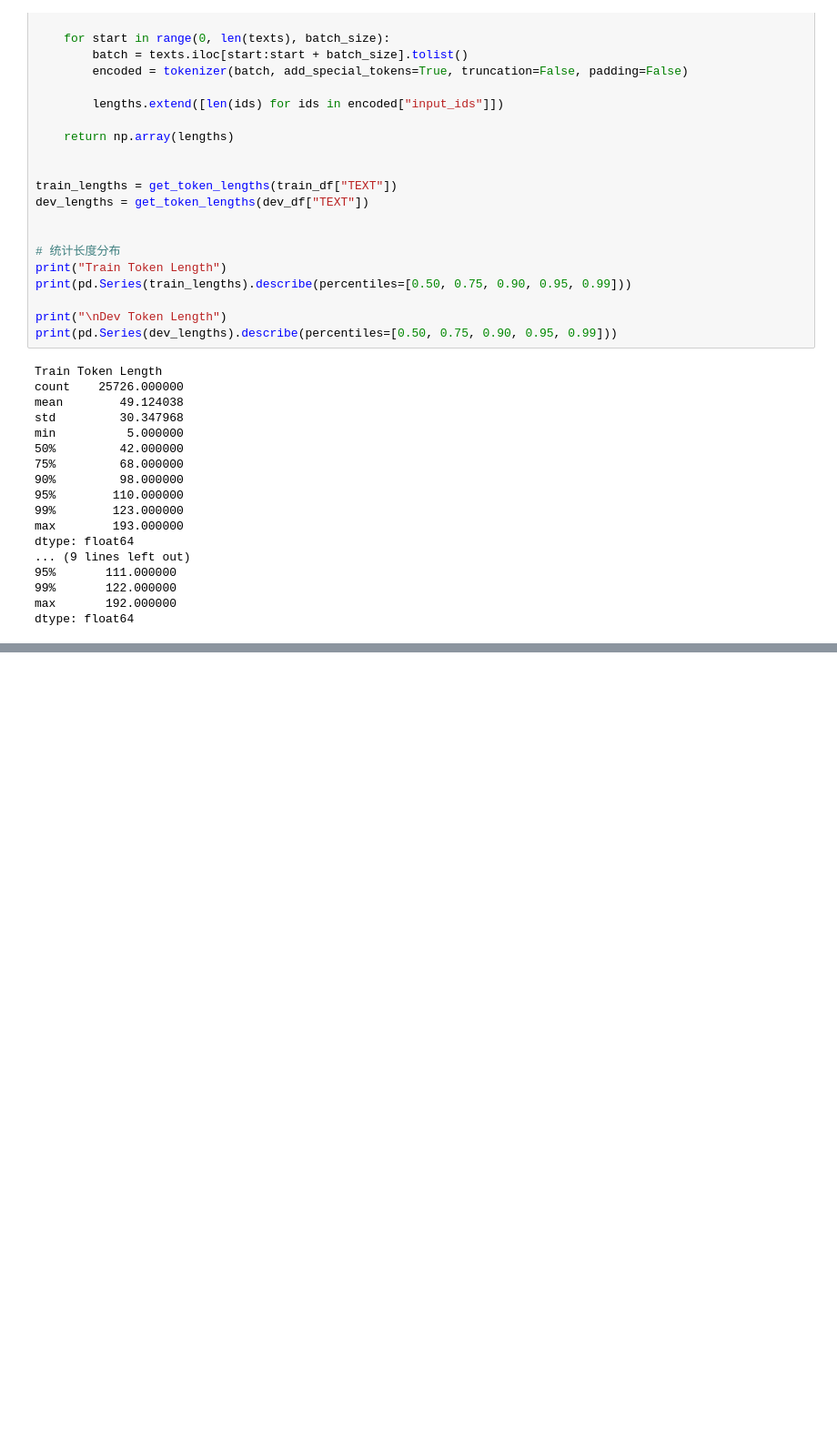
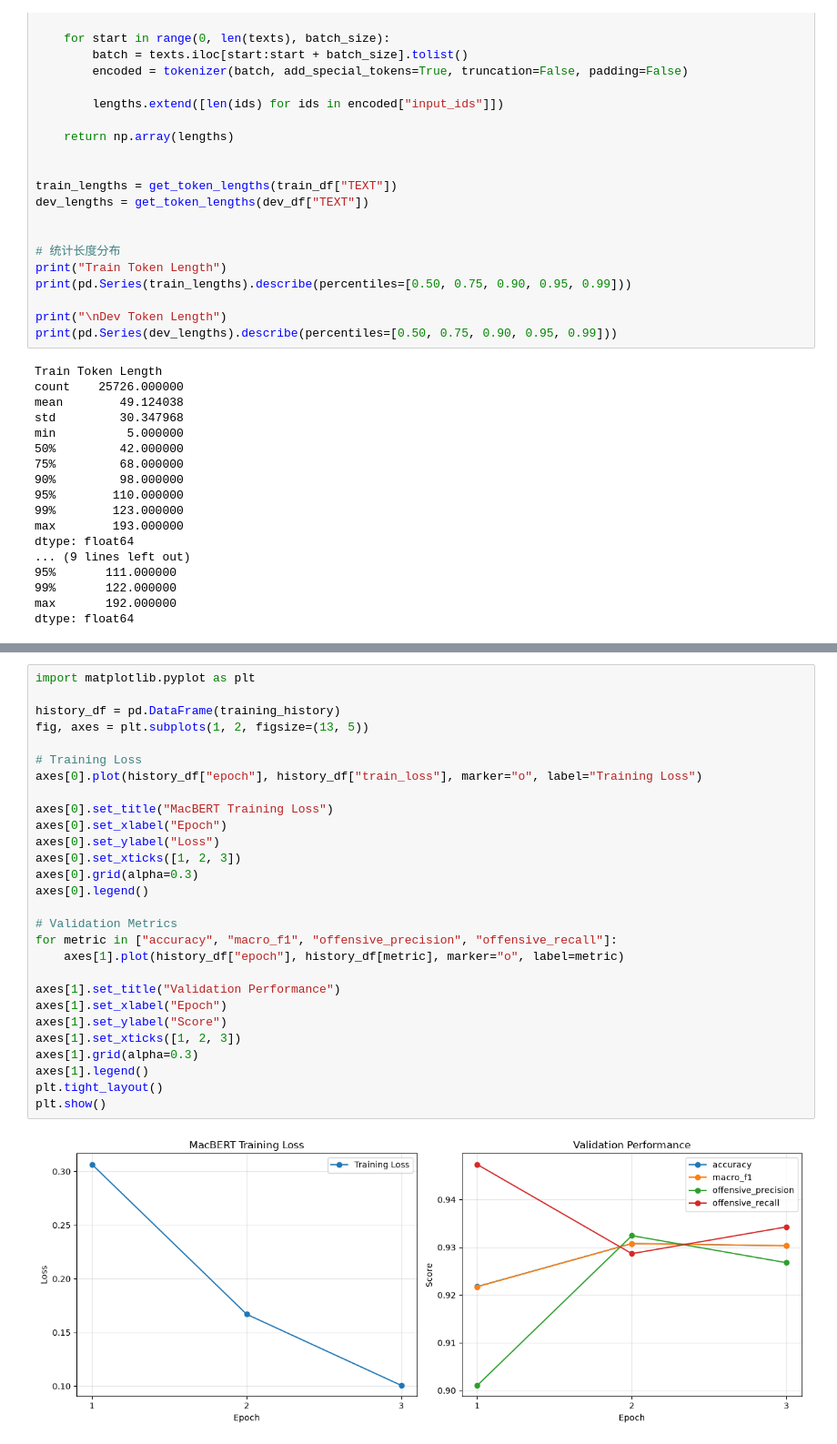
Before and after one commit to LiaoTian724/Comment-Moderation, a Jupyter notebook: MacBERT-base/train_macbert.ipynb, the cells around one changed output, grey strips where cells are left out. Shown at 91% size. Saved outputs shown, nothing was run; the diff lists cells and outputs as text; blank space fills up the shorter version.

Commit message:
feat: complete MacBERT training and evaluation

```diff
--- a/MacBERT-base/train_macbert.ipynb
+++ b/MacBERT-base/train_macbert.ipynb
@@ -171,0 +513,30 @@ dtype: float64
+# %%
+import matplotlib.pyplot as plt
+
+history_df = pd.DataFrame(training_history)
+fig, axes = plt.subplots(1, 2, figsize=(13, 5))
+
+# Training Loss
+axes[0].plot(history_df["epoch"], history_df["train_loss"], marker="o", label="Training Loss")
+
+axes[0].set_title("MacBERT Training Loss")
+axes[0].set_xlabel("Epoch")
+axes[0].set_ylabel("Loss")
+axes[0].set_xticks([1, 2, 3])
+axes[0].grid(alpha=0.3)
+axes[0].legend()
+
+# Validation Metrics
+for metric in ["accuracy", "macro_f1", "offensive_precision", "offensive_recall"]:
+    axes[1].plot(history_df["epoch"], history_df[metric], marker="o", label=metric)
+
+axes[1].set_title("Validation Performance")
+axes[1].set_xlabel("Epoch")
+axes[1].set_ylabel("Score")
+axes[1].set_xticks([1, 2, 3])
+axes[1].grid(alpha=0.3)
+axes[1].legend()
+plt.tight_layout()
+plt.show()
+# %% [output]
+[figure, added]
```
Also changed, not shown: parts of 14 cells of this notebook, 2 other files.
